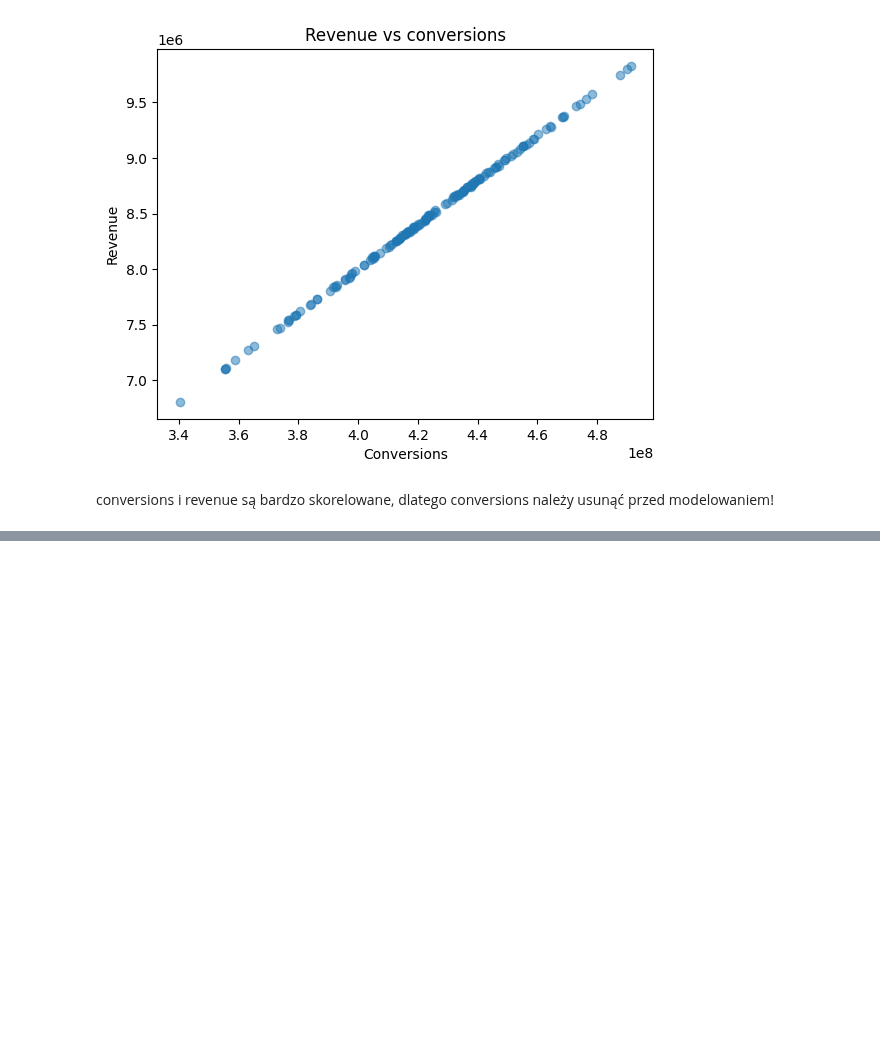
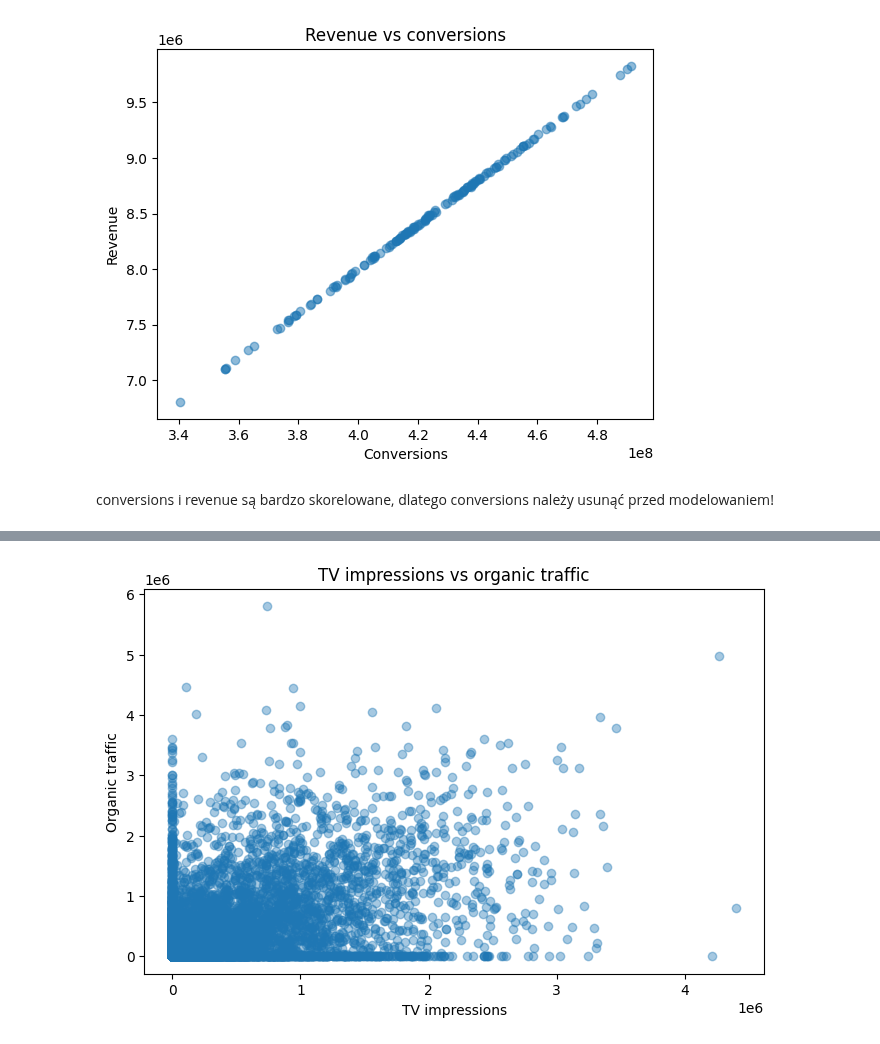
Before and after one commit to rafalhernik98/marketing-mix-modeling, a Jupyter notebook: mmm_alterdata.ipynb, the cells around one changed output, grey strips where cells are left out. Cells and saved outputs as stored; diff of their text form; code cells hidden in the pictures; blank space fills up the shorter version.

```diff
--- a/mmm_alterdata.ipynb
+++ b/mmm_alterdata.ipynb
@@ -430,0 +493,13 @@ weekly.groupby("is_promo")["revenue"].describe()
+# %%
+plt.figure(figsize=(8,5))
+plt.scatter(
+    cost_revenue_df["impression_tv"],
+    cost_revenue_df["impression_organic"],
+    alpha=0.4
+)
+plt.xlabel("TV impressions")
+plt.ylabel("Organic traffic")
+plt.title("TV impressions vs organic traffic")
+plt.show()
+# %% [output]
+[figure, added]
```
Also changed, not shown: parts of 34 cells of this notebook.
